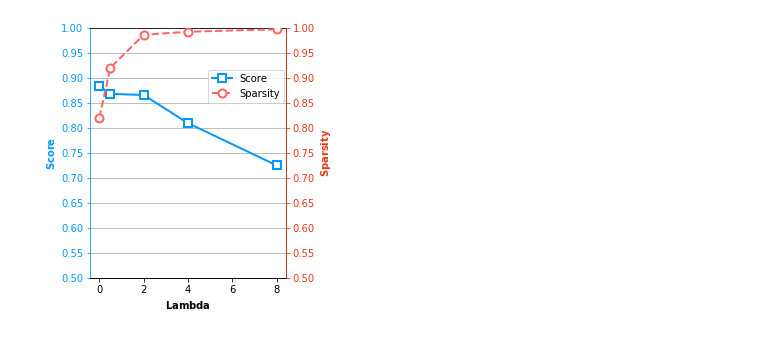
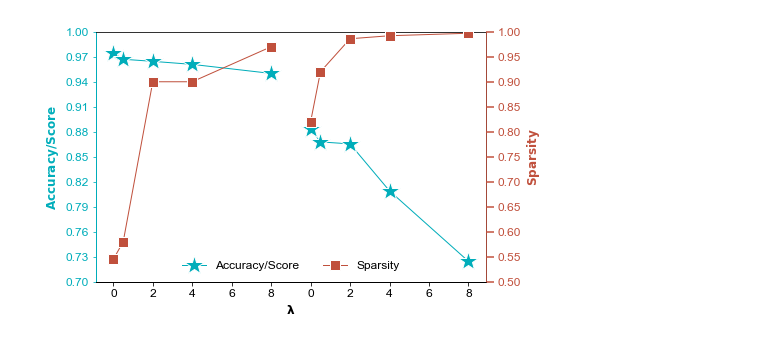
Before and after one commit to changchun-zhou/sagitta_fig, a Jupyter notebook: scripts/Voltage-Frequency-Scaling/Sagitta_Fig.ipynb, the cells around one changed output. Saved outputs shown, nothing was run; the diff lists cells and outputs as text; code cells hidden in the pictures.

Commit message:
feat(Sagitta): dict version

```diff
--- a/scripts/Voltage-Frequency-Scaling/Sagitta_Fig.ipynb
+++ b/scripts/Voltage-Frequency-Scaling/Sagitta_Fig.ipynb
@@ -245,7 +216,7 @@ class cls_plt_fig():
             if fig_dict['y1_fig_type'] == 'plot':
                 ax.plot(fig_dict["x_value"], fig_dict["y1_value"][idx_y], fig_dict["y1_linestyle"], marker=fig_dict["y1_marker"][idx_y], color=color[idx_y],  linewidth=fig_dict["linewidth"], markersize=fig_dict["markersize"], label=fig_dict["y1_legend"][idx_y], zorder=10, markerfacecolor= fig_dict["y1_markerfacecolor"] if "y1_markerfacecolor" in fig_dict else None, markeredgewidth = fig_dict["y1_markeredgewidth"] if "y1_markeredgewidth" in fig_dict else None)
             elif fig_dict['y1_fig_type'] == 'bar':
-                ax.bar(fig_dict["x_value"] - fig_dict['bar_width']/2 - fig_dict["bar_gap_width"]/2 if "bar_gap_width" in fig_dict else 0, fig_dict["y1_value"][idx_y], width=fig_dict['bar_width'], linewidth=fig_dict["linewidth"],label=fig_dict["y1_legend"][idx_y],facecolor= fig_dict["y1_facecolor"] if "y1_facecolor" in fig_dict else color,edgecolor= fig_dict["y1_edgecolor"] if "y1_edgecolor" in fig_dict else None, hatch = fig_dict['y1_hatch'] if 'y1_hatch' in fig_dict else None, zorder=10)
+                ax.bar(fig_dict["x_value"] - fig_dict['bar_width']/2 - fig_dict["bar_gap_width"]/2 if "bar_gap_width" in fig_dict else 0, fig_dict["y1_value"][idx_y], width=fig_dict['bar_width'], linewidth=fig_dict["linewidth"],label=fig_dict["y1_legend"][idx_y],facecolor= fig_dict["y1_facecolor"][idx_y] if "y1_facecolor" in fig_dict else color[idx_y],edgecolor= fig_dict["y1_edgecolor"][idx_y] if "y1_edgecolor" in fig_dict else None, hatch = fig_dict['y1_hatch'][idx_y] if 'y1_hatch' in fig_dict else None, zorder=10)
             else:
                 print("Key Error 'fig_type'")
                 os.exit()
@@ -1197,6 +1313,6 @@ plt.show()
 # %%
 
-x_value = np.array([0, 0.5, 2, 4, 8]) # lambda
+
 
 # C3D
 # axis_y = [0.967114, 0.967, 0.964492, 0.960856, 0.949976]
@@ -1217,18 +1333,42 @@ x_value = np.array([0, 0.5, 2, 4, 8]) # lambda
 # fig_name = '../../generate/lambda_c3d.svg'
 
 # 3D Unet
-y1_legend = ['Score']
-y1_label = r"$\bf{Score}$"
-y1_value = np.array([[0.8836, 0.8678476, 0.8654427, 0.8090884, 0.7245791]]) # score
-y2_value = np.array([0.82, 0.92, 0.986, 0.992, 0.997]) # sparsity
-y1_yticks_min = 0.5
-legend_loc = (0.6, 0.7)
-fig_name = '../../generate/lambda_3dunet.svg'
+# y1_legend = ['Score']
+# y1_label = r"$\bf{Score}$"
+# y1_value = np.array([[0.8836, 0.8678476, 0.8654427, 0.8090884, 0.7245791]]) # score
+# y2_value = np.array([0.82, 0.92, 0.986, 0.992, 0.997]) # sparsity
+# y1_yticks_min = 0.5
+# legend_loc = (0.6, 0.7)
+# fig_name = '../../generate/lambda_3dunet.svg'
 
 
+import numpy as np
+import pandas as pd
+import matplotlib.pyplot as plt
 
-x_label = r"$\bf{Lambda}$"
+import sys
+sys.path.append('../')
+
+from cls_plt_fig import cls_plt_fig
+
+
+x_label = r"$\bf{\lambda}$"
+x_value = np.array([0, 0.5, 2, 4, 8]) #, 10, 10.5, 12, 14, 18]) # lambda
+# x_ticks = np.array([0, 0.5, 2, 4, 8, 0, 0.5, 2, 4, 8])
+y1_label = r"$\bf{Accuracy/Score}$"
+y1_legend = ['Accuracy/Score','Accuracy/Score']
+y1_value = np.array([[0.9745, 0.967, 0.964492, 0.960856, 0.949976], [ 0.8836, 0.8678476, 0.8654427, 0.8090884, 0.7245791]]) # score
+y1_marker = ['*', '*']
+y2_marker = ['s', 's']
 y2_label = r"$\bf{Sparsity}$"
+y2_legend = ['Sparsity','Sparsity']
+y2_value = np.array([[0.545, 0.58, 0.90, 0.9, 0.97], [0.82, 0.92, 0.986, 0.992, 0.997]])
+fig_name = '../../generate/lambda.svg'
+legend_loc = 'lower center'
+y1_yticks_min = 0.7
+
+x_axis = [0, 2, 4, 6, 8, 10, 12, 14, 16, 18]
+x_ticks = [0, 2, 4, 6, 8, 0, 2, 4, 6, 8]
 
 # cls_plt_fig('').func_plt_fig({   "x_name":"Lambda",
 #             "x_value": x_value,
@@ -1263,54 +1403,63 @@ y2_label = r"$\bf{Sparsity}$"
 #             "fig_name" : fig_name
 # })
 
-y1_color = (0/255, 153/255, 255/255)
-y2_color = (255/255, 100/255, 100/255)
-y1_axis_color = (0/255, 153/255, 255/255)
-y2_axis_color = (230/255, 57/255, 26/255)
+y1_color = [(75/255, 172/255, 198/255), (75/255, 172/255, 198/255)]
+y2_color = [(192/255, 80/255, 60/255), (192/255, 80/255, 60/255)]
+y1_axis_color = y1_color[0]#(75/255, 172/255, 198/255)
+y2_axis_color = y2_color[0]#(192/255, 80/255, 60/255)
 cls_plt_fig('').func_plt_fig({   "x_name":"Conv Layers",
             "x_value": x_value,
             "x_label" : x_label,
             "y1_fig_type": "plot",
             "y1_name":y1_legend,
             "y1_value":y1_value,
-            "y1_color":[y1_color],
-            "y1_linestyle":'x-',
+            "y1_color":y1_color,
+            "y1_linestyle":'-',
             "y1_label":y1_label,
             "y1_marker":y1_marker,
-            "y1_markerfacecolor": "white",
-            "y1_markeredgewidth": 2,
+            "y1_markerfacecolor": y1_axis_color,
+            "y1_markeredgecolor": "white",
+            "y1_markeredgewidth": 1,
             "y1_legend": y1_legend,
             "y1_yticks_max":1,
             "y1_yticks_min":y1_yticks_min,
             "y1_axis_color": y1_axis_color,
 
             "y2_fig_type": "plot",
-            "y2_name":"Sparsity",
+            "y2_name":y2_legend,
             "y2_value":y2_value,
             "y2_color":y2_color,
-            "y2_linestyle":'--',
+            "y2_linestyle":'-',
             "y2_label":y2_label,
-            "y2_marker":'o',
-            "y2_markerfacecolor": "white",
-            "y2_markeredgewidth": 2,
-            "y2_legend": 'Sparsity',
+            "y2_marker":y2_marker,
+            "y2_markerfacecolor": y2_axis_color,
+            "y2_markeredgecolor": "white",
+            "y2_markeredgewidth": 1,
+            "y2_legend": y2_legend,
             "y2_yticks_max": 1,
             "y2_yticks_min": 0.5,
             "y2_axis_color": y2_axis_color,
 
             "len_yticks": 11,
-            "linewidth": 2,
-            "markersize": 8,
+            "linewidth": 1,
+            "markersize": 10,
             "family":"Arial",
-            "label_size": 10,
+            # "label_size": 10,
             "bar_width": 0.4,
-            # "xticks": threshold,
+            "xticks": x_ticks,
             'xticks_fontsize': 10,
             # "plt_text": False,
-            "grid":'y',
+            # "grid":'y',
             "legend_loc": legend_loc,
-            'figsize':(3.5, 4.6),
-            "fig_name" :fig_name
+            "legend_ncol":2,
+            # "legend_ncol": 12,
+                        "legend_size": 12,
+            "label_size": 12,
+            "xticks_fontsize": 12,
+            # "y2_legend_off": True,
+            'figsize':(7, 4.6),
+            "fig_name" :fig_name,
+            "x_axis": x_axis
             #
 })
 # %% [output]
@@ -1317 +1471 @@ cls_plt_fig('').func_plt_fig({   "x_name":"Conv Layers",
-[figure, old version]
+[figure, new version]
```
Also changed, not shown: parts of 14 cells of this notebook.
